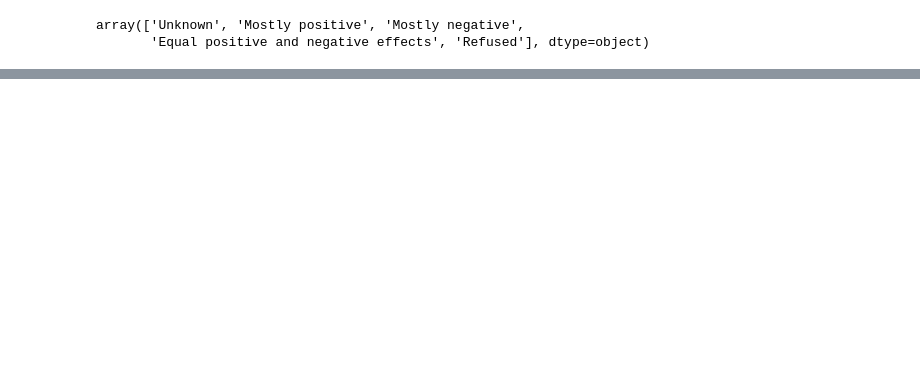
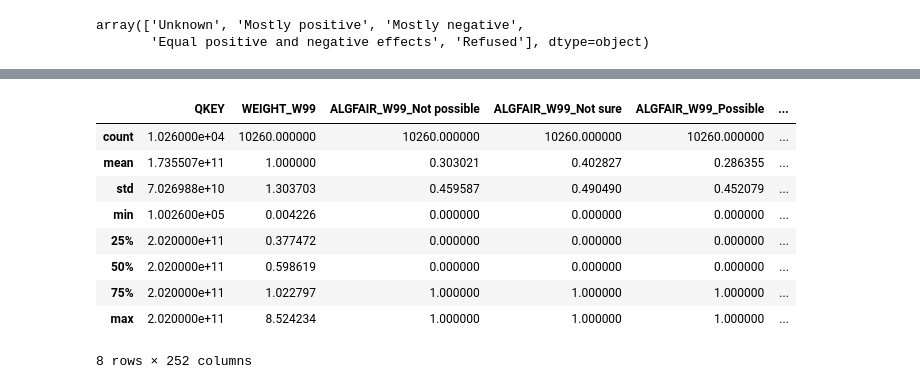
Before and after one commit to ggotoo/Artificial-Intelligence, a Jupyter notebook: Groupwork.ipynb, the cells around one changed output, grey strips where cells are left out. Saved outputs shown, nothing was run; the diff lists cells and outputs as text; code cells hidden in the pictures; blank space fills up the shorter version.

```diff
--- a/Groupwork.ipynb
+++ b/Groupwork.ipynb
@@ -142,3 +142,6 @@ ohetransform.head()
+# %%
+#Add encoded columns to the non-encoded columns
+df = pd.concat([df, ohetransform], axis=1).drop(columns=catergorical_columns)
 # %%
 ohetransform.describe(include='all')
 # %% [output]
@@ -154,0 +158,13 @@ ohetransform.describe(include='all')
+# %%
+df.describe(include='all')
+# %% [output]
+|  | QKEY | WEIGHT_W99 | ALGFAIR_W99_Not possible | ALGFAIR_W99_Not sure | ALGFAIR_W99_Possible | ... |
+| count | 1.026000e+04 | 10260.000000 | 10260.000000 | 10260.000000 | 10260.000000 | ... |
+| mean | 1.735507e+11 | 1.000000 | 0.303021 | 0.402827 | 0.286355 | ... |
+| std | 7.026988e+10 | 1.303703 | 0.459587 | 0.490490 | 0.452079 | ... |
+| min | 1.002600e+05 | 0.004226 | 0.000000 | 0.000000 | 0.000000 | ... |
+| 25% | 2.020000e+11 | 0.377472 | 0.000000 | 0.000000 | 0.000000 | ... |
+| 50% | 2.020000e+11 | 0.598619 | 0.000000 | 0.000000 | 0.000000 | ... |
+| 75% | 2.020000e+11 | 1.022797 | 1.000000 | 1.000000 | 1.000000 | ... |
+| max | 2.020000e+11 | 8.524234 | 1.000000 | 1.000000 | 1.000000 | ... |
+8 rows × 252 columns
```
Also changed, not shown: parts of 11 cells of this notebook, 1 other file.
